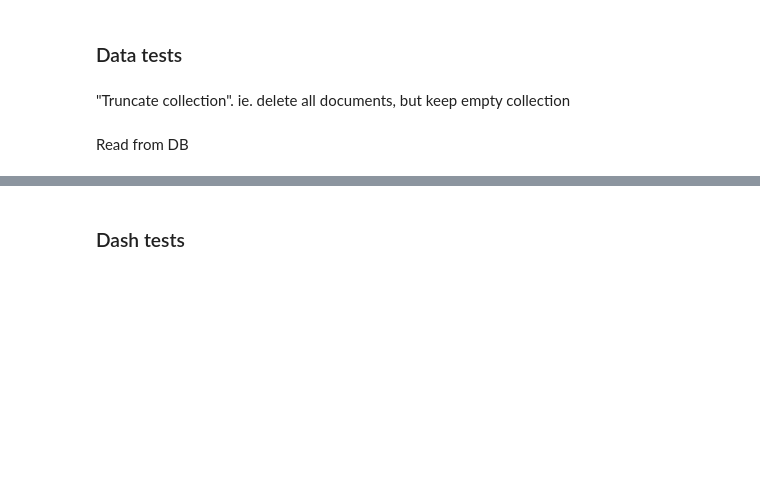
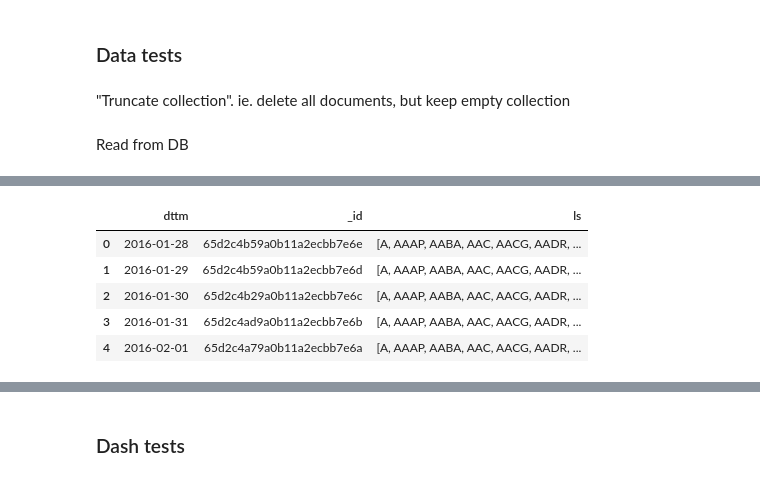
Before and after one commit to MarkEidsaune/bakery, a Jupyter notebook: bakery/test.ipynb, the cells around one changed output, grey strips where cells are left out. Drawn from its saved outputs; the diff is of its cells as text; code cells hidden in the pictures; blank space fills up the shorter version.

```diff
--- a/bakery/test.ipynb
+++ b/bakery/test.ipynb
@@ -65 +100,12 @@ df = pd.DataFrame(list(cursor))
+# %%
+cursor = alpha_daily_active_ls_coll.find({})
+df = pd.DataFrame(list(cursor))
+df.head()
+# %% [output]
+|  | dttm | _id | ls |
+| 0 | 2016-01-28 | 65d2c4b59a0b11a2ecbb7e6e | [A, AAAP, AABA, AAC, AACG, AADR, ... |
+| 1 | 2016-01-29 | 65d2c4b59a0b11a2ecbb7e6d | [A, AAAP, AABA, AAC, AACG, AADR, ... |
+| 2 | 2016-01-30 | 65d2c4b29a0b11a2ecbb7e6c | [A, AAAP, AABA, AAC, AACG, AADR, ... |
+| 3 | 2016-01-31 | 65d2c4ad9a0b11a2ecbb7e6b | [A, AAAP, AABA, AAC, AACG, AADR, ... |
+| 4 | 2016-02-01 | 65d2c4a79a0b11a2ecbb7e6a | [A, AAAP, AABA, AAC, AACG, AADR, ... |
 # %%
```
Also changed, not shown: parts of 21 cells of this notebook, 5 other files.
